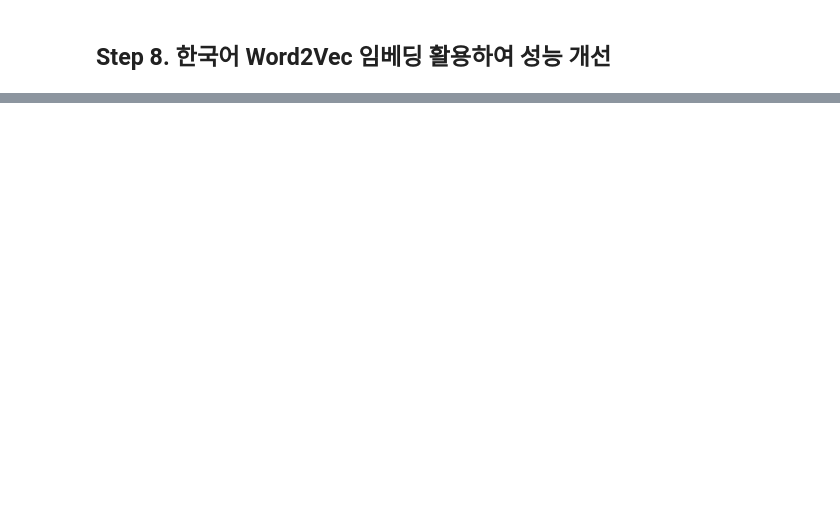
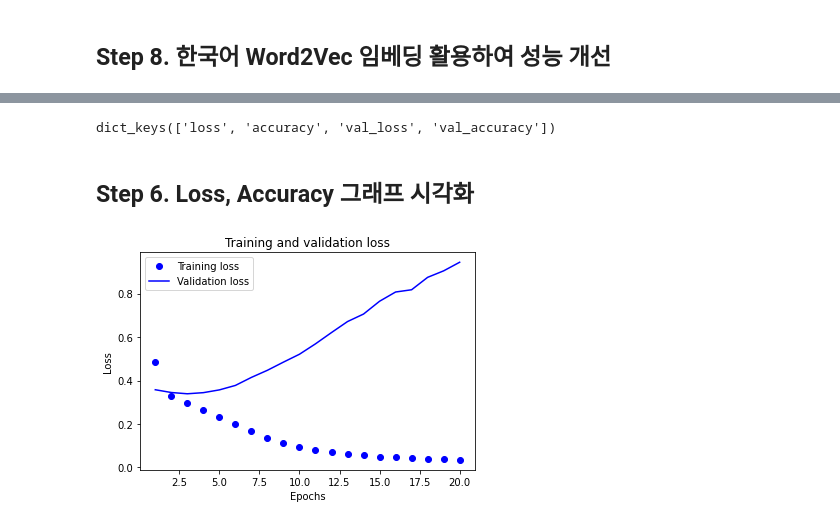
Before and after one commit to soy53/AIFFEL, a Jupyter notebook: Exploration/[E-08]text_classifier.ipynb, the cells around one changed output, grey strips where cells are left out. Saved outputs shown, nothing was run; the diff lists cells and outputs as text; code cells hidden in the pictures; blank space fills up the shorter version.

```diff
--- a/Exploration/[E-08]text_classifier.ipynb
+++ b/Exploration/[E-08]text_classifier.ipynb
@@ -403,0 +496,11 @@ print(results)
+# %%
+# validation set 30000건 분리
+X_val_cnn = X_train[:30000]
+y_val_cnn = y_train[:30000]
+
+# validation set을 제외한 나머지는 train set
+partial_X_train_cnn = X_train[30000:]
+partial_y_train_cnn = y_train[30000:]
+
+print(partial_X_train_cnn.shape)
+print(partial_y_train_cnn.shape)
@@ -403,0 +512,13 @@ print(results)
+# %%
+model.compile(optimizer='adam',
+              loss='binary_crossentropy',
+              metrics=['accuracy'])
+
+epochs=20
+
+history_cnn_pre = model.fit(partial_X_train_cnn,
+                    partial_y_train_cnn,
+                    epochs=epochs,
+                    batch_size=512,
+                    validation_data=(X_val_cnn, y_val_cnn),
+                    verbose=1)
@@ -403,0 +551,27 @@ print(results)
+# %%
+# train/validation loss, accuracy등이 매 epoch마다 history변수에 저장
+history_dict_cnn_pre = history_cnn_pre.history
+print(history_dict_cnn_pre.keys())
+# %% [output]
+dict_keys(['loss', 'accuracy', 'val_loss', 'val_accuracy'])
+# %% [markdown]
+## Step 6. Loss, Accuracy 그래프 시각화
+# %%
+# loss 그래프로 그려보기
+acc2 = history_dict_cnn_pre['accuracy']
+val_acc2 = history_dict_cnn_pre['val_accuracy']
+loss2 = history_dict_cnn_pre['loss']
+val_loss2 = history_dict_cnn_pre['val_loss']
+
+epochs = range(1, len(acc2) + 1)
+
+plt.plot(epochs, loss2, 'bo', label='Training loss') # bo는 파란색 점
+plt.plot(epochs, val_loss2, 'b', label='Validation loss') # b는 파란색 실선
+plt.title('Training and validation loss')
+plt.xlabel('Epochs')
+plt.ylabel('Loss')
+plt.legend()
+
+plt.show()
+# %% [output]
+[figure, added]
```
Also changed, not shown: parts of 71 cells of this notebook.
